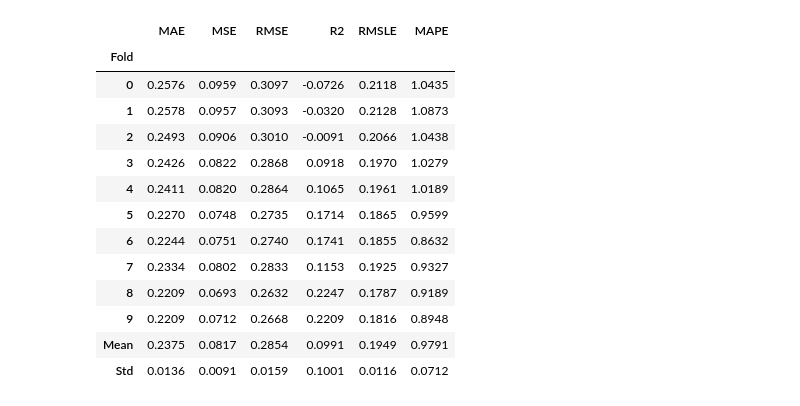
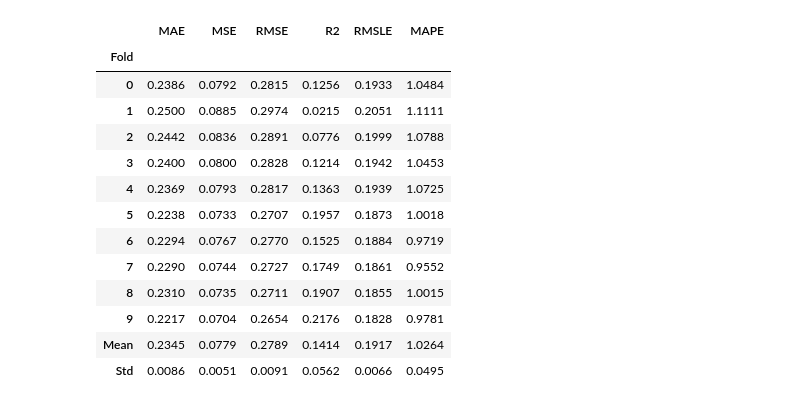
Before and after one commit to Lemaque14/IndyCar-Predictor, a Jupyter notebook: MLModel_IndyCar.ipynb, the cells around one changed output. Drawn from its saved outputs; the diff is of its cells as text; code cells hidden in the pictures.

Commit message:
Predictor and Model updates for 2026 season

```diff
--- a/MLModel_IndyCar.ipynb
+++ b/MLModel_IndyCar.ipynb
@@ -129,20 +129,20 @@ ElasticNet(random_state=123)
 # %%
-gbr = create_model('gbr')
+et = create_model('et')
 # %% [output]
 [interactive output not drawn]
 |  | MAE | MSE | RMSE | R2 | RMSLE | MAPE |
 | Fold |  |  |  |  |  |  |
-| 0 | 0.2576 | 0.0959 | 0.3097 | -0.0726 | 0.2118 | 1.0435 |
-| 1 | 0.2578 | 0.0957 | 0.3093 | -0.0320 | 0.2128 | 1.0873 |
-| 2 | 0.2493 | 0.0906 | 0.3010 | -0.0091 | 0.2066 | 1.0438 |
-| 3 | 0.2426 | 0.0822 | 0.2868 | 0.0918 | 0.1970 | 1.0279 |
-| 4 | 0.2411 | 0.0820 | 0.2864 | 0.1065 | 0.1961 | 1.0189 |
-| 5 | 0.2270 | 0.0748 | 0.2735 | 0.1714 | 0.1865 | 0.9599 |
-| 6 | 0.2244 | 0.0751 | 0.2740 | 0.1741 | 0.1855 | 0.8632 |
-| 7 | 0.2334 | 0.0802 | 0.2833 | 0.1153 | 0.1925 | 0.9327 |
-| 8 | 0.2209 | 0.0693 | 0.2632 | 0.2247 | 0.1787 | 0.9189 |
-| 9 | 0.2209 | 0.0712 | 0.2668 | 0.2209 | 0.1816 | 0.8948 |
-| Mean | 0.2375 | 0.0817 | 0.2854 | 0.0991 | 0.1949 | 0.9791 |
-| Std | 0.0136 | 0.0091 | 0.0159 | 0.1001 | 0.0116 | 0.0712 |
+| 0 | 0.2386 | 0.0792 | 0.2815 | 0.1256 | 0.1933 | 1.0484 |
+| 1 | 0.2500 | 0.0885 | 0.2974 | 0.0215 | 0.2051 | 1.1111 |
+| 2 | 0.2442 | 0.0836 | 0.2891 | 0.0776 | 0.1999 | 1.0788 |
+| 3 | 0.2400 | 0.0800 | 0.2828 | 0.1214 | 0.1942 | 1.0453 |
+| 4 | 0.2369 | 0.0793 | 0.2817 | 0.1363 | 0.1939 | 1.0725 |
+| 5 | 0.2238 | 0.0733 | 0.2707 | 0.1957 | 0.1873 | 1.0018 |
+| 6 | 0.2294 | 0.0767 | 0.2770 | 0.1525 | 0.1884 | 0.9719 |
+| 7 | 0.2290 | 0.0744 | 0.2727 | 0.1749 | 0.1861 | 0.9552 |
+| 8 | 0.2310 | 0.0735 | 0.2711 | 0.1907 | 0.1855 | 1.0015 |
+| 9 | 0.2217 | 0.0704 | 0.2654 | 0.2176 | 0.1828 | 0.9781 |
+| Mean | 0.2345 | 0.0779 | 0.2789 | 0.1414 | 0.1917 | 1.0264 |
+| Std | 0.0086 | 0.0051 | 0.0091 | 0.0562 | 0.0066 | 0.0495 |
 [interactive output not drawn]
 # %%
```
Also changed, not shown: parts of 51 cells of this notebook, 6 other files.
